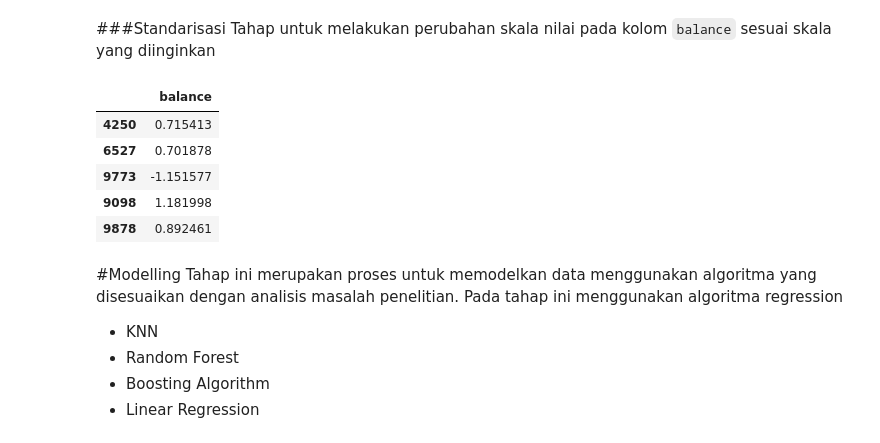
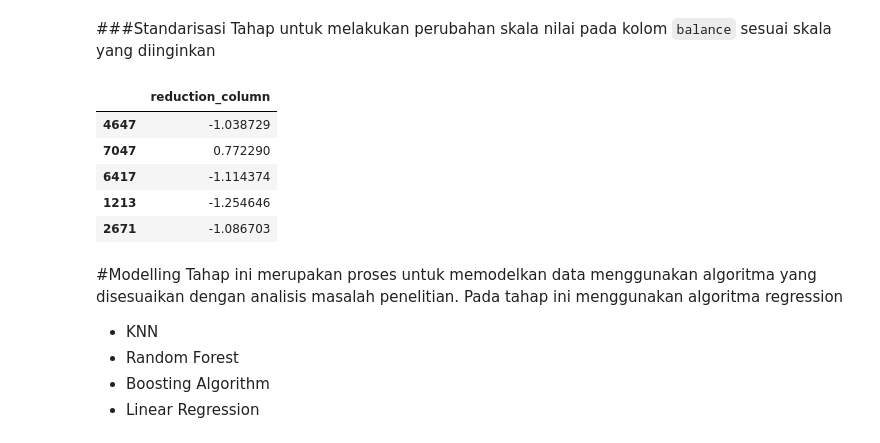
Before and after one commit to ozaenzenzen/fam_python_predictive_analytics_test, a Jupyter notebook: test_fam_predictive_analytics_dcd.ipynb, the cells around one changed output. Cells and saved outputs as stored; diff of their text form; code cells hidden in the pictures.

```diff
--- a/test_fam_predictive_analytics_dcd.ipynb
+++ b/test_fam_predictive_analytics_dcd.ipynb
@@ -414,0 +438,8 @@ array([0.545, 0.455, 0.   ])
+# %%
+from sklearn.decomposition import PCA
+pca = PCA(n_components=1, random_state=123)
+
+pca.fit(dataset[column_for_reduction])
+dataset['reduction_column'] = pca.transform(dataset.loc[:, tuple_for_reduction]).flatten()
+# %%
+dataset.drop(column_without_target, axis=1, inplace=True)
@@ -415,15 +479,11 @@ array([0.545, 0.455, 0.   ])
 # %%
-from sklearn.decomposition import PCA
-pca = PCA(n_components=1, random_state=123)
+# from sklearn.decomposition import PCA
+# pca = PCA(n_components=1, random_state=123)
 
-pca.fit(dataset[['credit_card','active_member','churn']])
-dataset['reduction_column'] = pca.transform(dataset.loc[:, ('credit_card','active_member','churn')]).flatten()
-dataset.drop(['credit_card','active_member','churn'], axis=1, inplace=True)
-
-##buat column churn
-# pca.fit(dataset[['credit_card','active_member']])
-# dataset['dimension'] = pca.transform(dataset.loc[:, ('credit_card','active_member')]).flatten()
-# dataset.drop(['credit_card','active_member'], axis=1, inplace=True)
+# pca.fit(dataset[column_for_reduction])
+# dataset['reduction_column_2'] = pca.transform(dataset.loc[:, tuple_for_reduction]).flatten()
+# # dataset.drop(column_for_reduction, axis=1, inplace=True)
+# dataset.drop(['credit_score', 'age','tenure','balance'], axis=1, inplace=True)
 # %%
 dataset
 # %% [output]
@@ -449,11 +509,7 @@ from sklearn.model_selection import train_test_split
 X = dataset.drop(["estimated_salary"],axis =1)
 y = dataset["estimated_salary"]
 
-##buat column churn
-# X = dataset.drop(["churn"],axis =1)
-# y = dataset["churn"]
-
-X_train, X_test, y_train, y_test = train_test_split(X, y, test_size = 0.1, random_state = 123)
+X_train, X_test, y_train, y_test = train_test_split(X, y, test_size = 0.3, random_state = 123)
 # %%
 X_train
 # %% [output]
@@ -499,18 +555,20 @@ Tahap untuk melakukan perubahan skala nilai pada kolom `balance` sesuai skala ya
 # %%
 from sklearn.preprocessing import StandardScaler
 
-numerical_features = ['balance']
+# numerical_features = ['balance']
+# numerical_features = ['reduction_column_2']
+numerical_features = ['reduction_column']
 scaler = StandardScaler()
 scaler.fit(X_train[numerical_features])
 X_train[numerical_features] = scaler.transform(X_train.loc[:, numerical_features])
 X_train[numerical_features].head()
 # %% [output]
-|  | balance |
-| 4250 | 0.715413 |
-| 6527 | 0.701878 |
-| 9773 | -1.151577 |
-| 9098 | 1.181998 |
-| 9878 | 0.892461 |
+|  | reduction_column |
+| 4647 | -1.038729 |
+| 7047 | 0.772290 |
+| 6417 | -1.114374 |
+| 1213 | -1.254646 |
+| 2671 | -1.086703 |
 # %% [markdown]
 #Modelling
 Tahap ini merupakan proses untuk memodelkan data menggunakan algoritma yang disesuaikan dengan analisis masalah penelitian.
```
Also changed, not shown: parts of 52 cells of this notebook.
